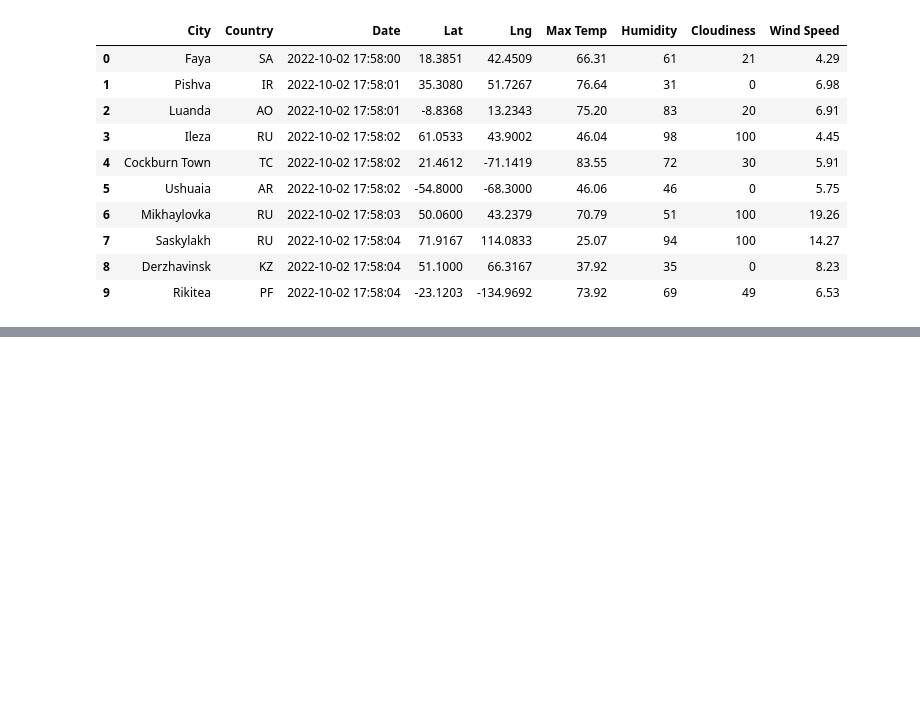
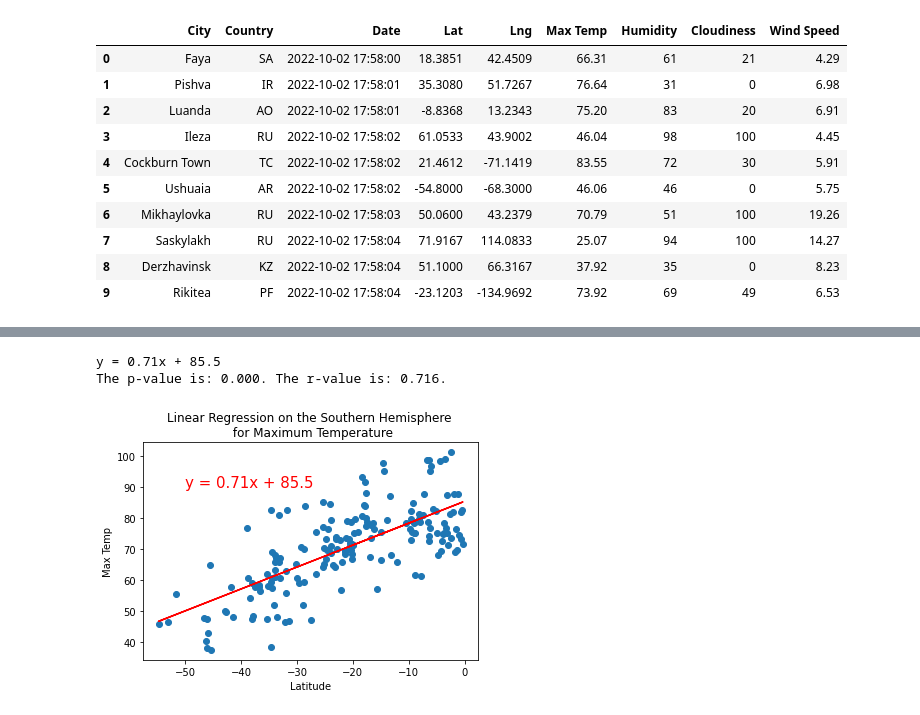
Before and after one commit to TanvirZulkarnaine/World_Weather_Analysis, a Jupyter notebook: WeatherPy.ipynb, the cells around one changed output, grey strips where cells are left out. Cells and saved outputs as stored; diff of their text form; code cells hidden in the pictures; blank space fills up the shorter version.

```diff
--- a/WeatherPy.ipynb
+++ b/WeatherPy.ipynb
@@ -235,0 +298,13 @@ plt.show()
+# %%
+# Linear regression on the Northern Hemisphere
+x_values = southern_hemi_df["Lat"]
+y_values = southern_hemi_df["Max Temp"]
+# Call the function.
+plot_linear_regression(x_values, y_values,
+                       'Linear Regression on the Southern Hemisphere \n for Maximum Temperature',
+                       'Max Temp',
+                       (-50,90))
+# %% [output]
+y = 0.71x + 85.5
+The p-value is: 0.000. The r-value is: 0.716.
+[figure, added]
```
Also changed, not shown: parts of 20 cells of this notebook.
